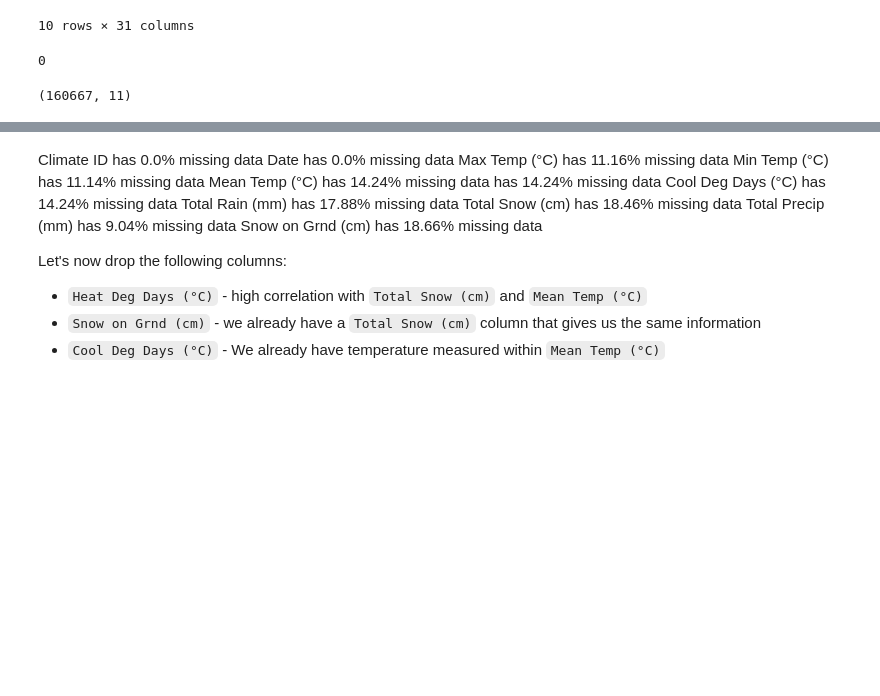
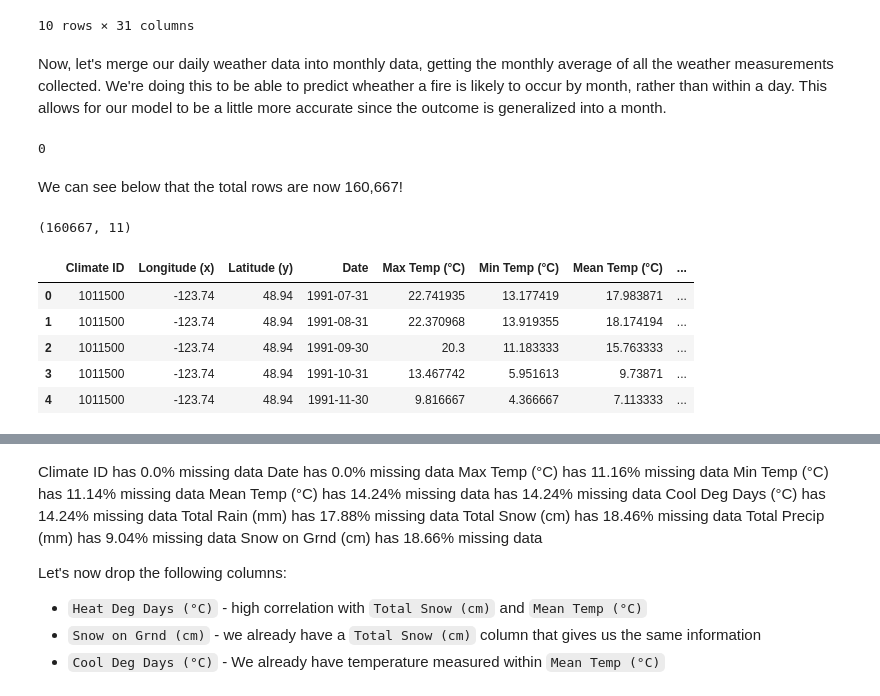
Before and after one commit to Triples92/Forest_fire_prediction_Model, a Jupyter notebook: Daily_weather_preprocessing.ipynb, the cells around one changed output, grey strips where cells are left out. Cells and saved outputs as stored; diff of their text form; code cells hidden in the pictures; blank space fills up the shorter version.

```diff
--- a/Daily_weather_preprocessing.ipynb
+++ b/Daily_weather_preprocessing.ipynb
@@ -169,4 +141,6 @@ Concat_table.sample(10)
 | 2019-06-13 | -125.0 | 49.76 | COURTENAY GRANTHAM | 1021988 | 2019-06-13 | 2019 | 6 | 13 | ... |
 | 2009-11-16 | -72.68 | 45.07 | SUTTON | 7028292 | 2009-11-16 | 2009 | 11 | 16 | ... |
 10 rows × 31 columns
+# %% [markdown]
+Now, let's merge our daily weather data into monthly data, getting the monthly average of all the weather measurements collected. We're doing this to be able to predict wheather a fire is likely to occur by month, rather than within a day. This allows for our model to be a little more accurate since the outcome is generalized into a month.
 # %%
@@ -178,7 +152,18 @@ monthly_df = Concat_table.groupby('Climate ID')[['Max Temp (°C)',
 Concat_table.duplicated().sum()
 # %% [output]
 0
+# %% [markdown]
+We can see below that the total rows are now 160,667!
 # %%
 monthly_df.shape
 # %% [output]
 (160667, 11)
+# %%
+monthly_df.head()
+# %% [output]
+|  | Climate ID | Longitude (x) | Latitude (y) | Date | Max Temp (°C) | Min Temp (°C) | Mean Temp (°C) | ... |
+| 0 | 1011500 | -123.74 | 48.94 | 1991-07-31 | 22.741935 | 13.177419 | 17.983871 | ... |
+| 1 | 1011500 | -123.74 | 48.94 | 1991-08-31 | 22.370968 | 13.919355 | 18.174194 | ... |
+| 2 | 1011500 | -123.74 | 48.94 | 1991-09-30 | 20.3 | 11.183333 | 15.763333 | ... |
+| 3 | 1011500 | -123.74 | 48.94 | 1991-10-31 | 13.467742 | 5.951613 | 9.73871 | ... |
+| 4 | 1011500 | -123.74 | 48.94 | 1991-11-30 | 9.816667 | 4.366667 | 7.113333 | ... |
```
Also changed, not shown: parts of 32 cells of this notebook.
